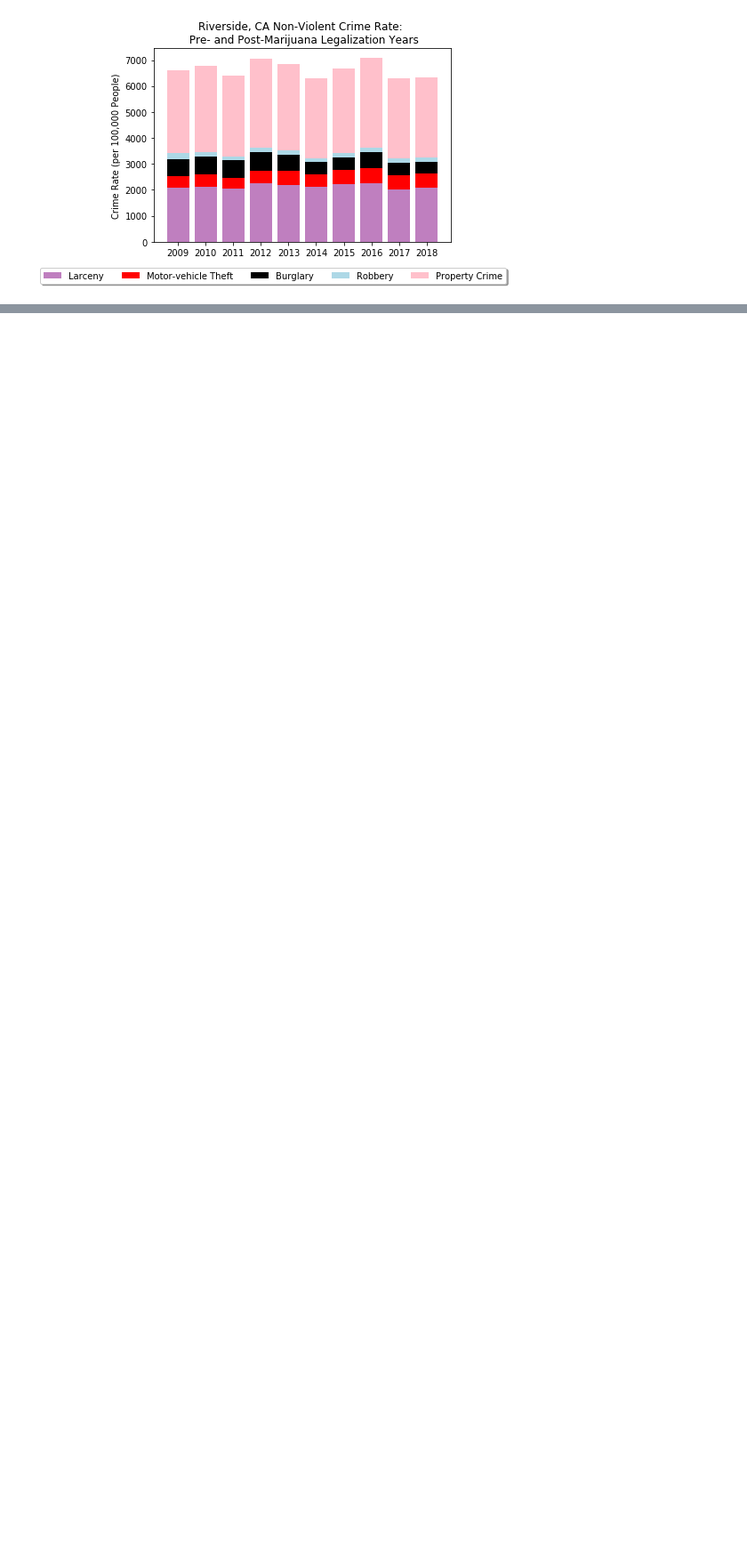
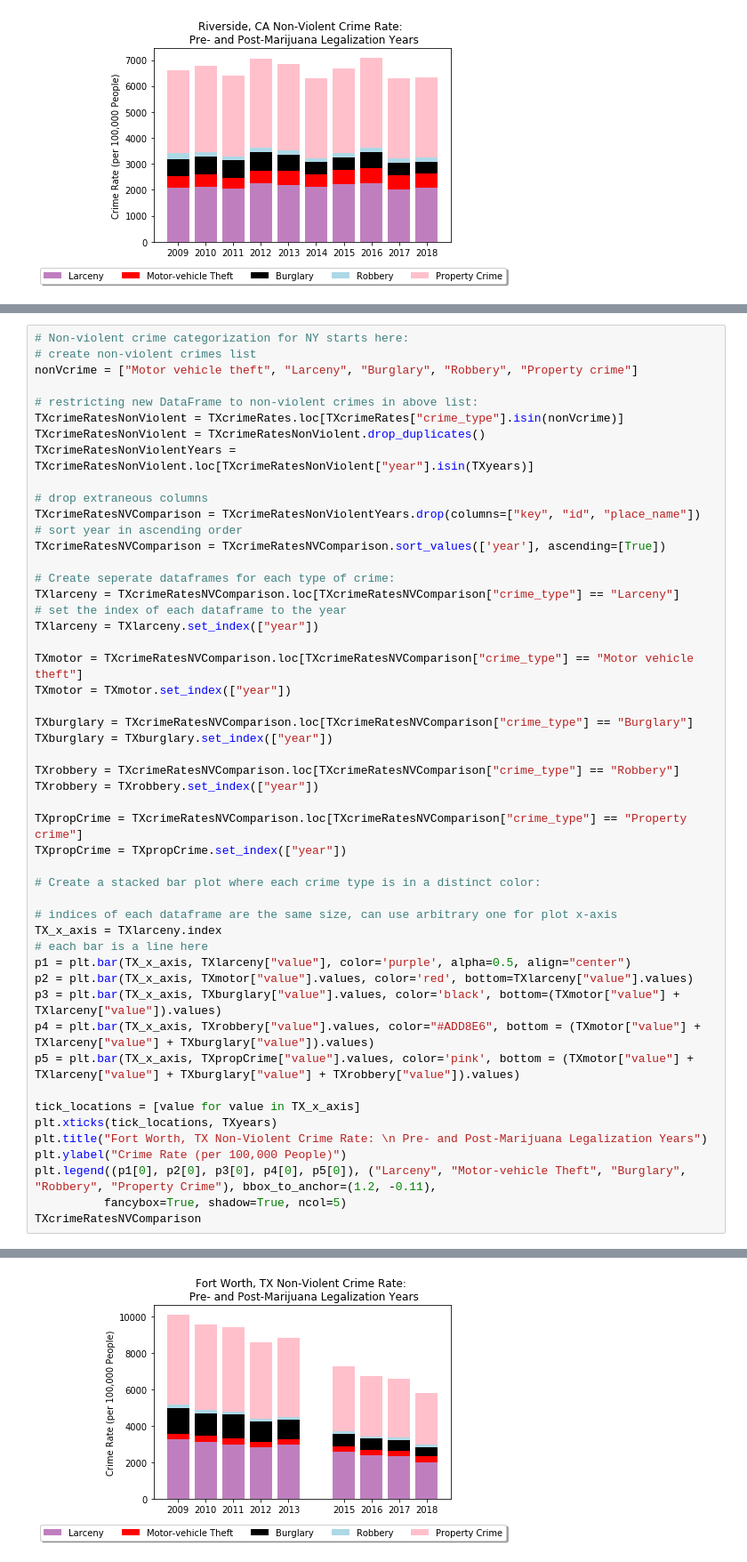
Before and after one commit to rose-gonoud/project1, a Jupyter notebook: CO_NY_CA_TX_finalAnalysis.ipynb, the cells around one changed output, grey strips where cells are left out. Shown at 89% size. Drawn from its saved outputs; the diff is of its cells as text; blank space fills up the shorter version.

```diff
--- a/CO_NY_CA_finalAnalysis.ipynb
+++ b/CO_NY_CA_TX_finalAnalysis.ipynb
@@ -545,0 +620,51 @@ CAcrimeRatesNVComparison
+# %%
+# Non-violent crime categorization for NY starts here:
+# create non-violent crimes list
+nonVcrime = ["Motor vehicle theft", "Larceny", "Burglary", "Robbery", "Property crime"]
+
+# restricting new DataFrame to non-violent crimes in above list:
+TXcrimeRatesNonViolent = TXcrimeRates.loc[TXcrimeRates["crime_type"].isin(nonVcrime)]
+TXcrimeRatesNonViolent = TXcrimeRatesNonViolent.drop_duplicates()
+TXcrimeRatesNonViolentYears = TXcrimeRatesNonViolent.loc[TXcrimeRatesNonViolent["year"].isin(TXyears)]
+
+# drop extraneous columns
+TXcrimeRatesNVComparison = TXcrimeRatesNonViolentYears.drop(columns=["key", "id", "place_name"])
+# sort year in ascending order
+TXcrimeRatesNVComparison = TXcrimeRatesNVComparison.sort_values(['year'], ascending=[True])
+
+# Create seperate dataframes for each type of crime:
+TXlarceny = TXcrimeRatesNVComparison.loc[TXcrimeRatesNVComparison["crime_type"] == "Larceny"]
+# set the index of each dataframe to the year
+TXlarceny = TXlarceny.set_index(["year"])
+
+TXmotor = TXcrimeRatesNVComparison.loc[TXcrimeRatesNVComparison["crime_type"] == "Motor vehicle theft"]
+TXmotor = TXmotor.set_index(["year"])
+
+TXburglary = TXcrimeRatesNVComparison.loc[TXcrimeRatesNVComparison["crime_type"] == "Burglary"]
+TXburglary = TXburglary.set_index(["year"])
+
+TXrobbery = TXcrimeRatesNVComparison.loc[TXcrimeRatesNVComparison["crime_type"] == "Robbery"]
+TXrobbery = TXrobbery.set_index(["year"])
+
+TXpropCrime = TXcrimeRatesNVComparison.loc[TXcrimeRatesNVComparison["crime_type"] == "Property crime"]
+TXpropCrime = TXpropCrime.set_index(["year"])
+
+# Create a stacked bar plot where each crime type is in a distinct color:
+
+# indices of each dataframe are the same size, can use arbitrary one for plot x-axis
+TX_x_axis = TXlarceny.index
+# each bar is a line here
+p1 = plt.bar(TX_x_axis, TXlarceny["value"], color='purple', alpha=0.5, align="center")
+p2 = plt.bar(TX_x_axis, TXmotor["value"].values, color='red', bottom=TXlarceny["value"].values)
+p3 = plt.bar(TX_x_axis, TXburglary["value"].values, color='black', bottom=(TXmotor["value"] + TXlarceny["value"]).values)
+p4 = plt.bar(TX_x_axis, TXrobbery["value"].values, color="#ADD8E6", bottom = (TXmotor["value"] + TXlarceny["value"] + TXburglary["value"]).values)
+p5 = plt.bar(TX_x_axis, TXpropCrime["value"].values, color='pink', bottom = (TXmotor["value"] + TXlarceny["value"] + TXburglary["value"] + TXrobbery["value"]).values)
+
+tick_locations = [value for value in TX_x_axis]
+plt.xticks(tick_locations, TXyears)
+plt.title("Fort Worth, TX Non-Violent Crime Rate: \n Pre- and Post-Marijuana Legalization Years")
+plt.ylabel("Crime Rate (per 100,000 People)")
+plt.legend((p1[0], p2[0], p3[0], p4[0], p5[0]), ("Larceny", "Motor-vehicle Theft", "Burglary", "Robbery", "Property Crime"), bbox_to_anchor=(1.2, -0.11),
+          fancybox=True, shadow=True, ncol=5)
+TXcrimeRatesNVComparison
+# %% [output]
@@ -545,0 +688 @@ CAcrimeRatesNVComparison
+[figure, added]
```
Also changed, not shown: parts of 3 cells of this notebook, 1 other file.
